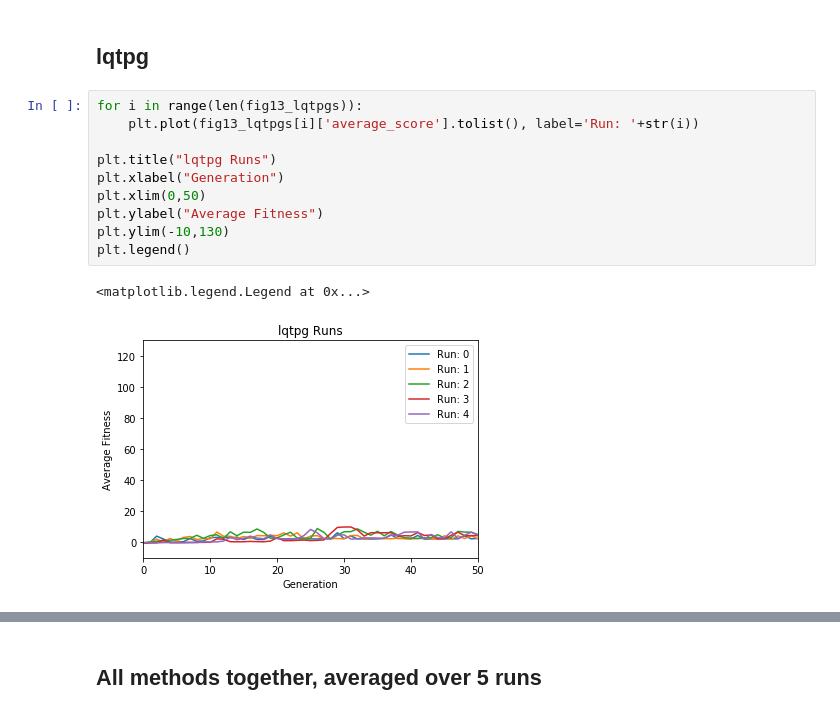
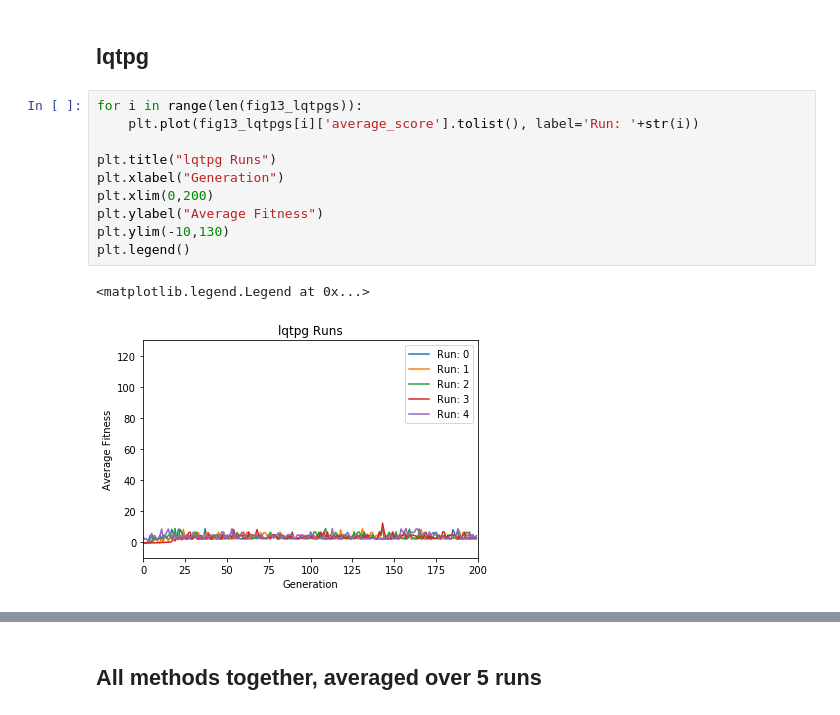
Before and after one commit to noahsealy/gridworld-tpg, a Jupyter notebook: thesis_experiment_playground.ipynb, the cells around one changed output, grey strips where cells are left out. Cells and saved outputs as stored; diff of their text form.

```diff
--- a/thesis_experiment_playground.ipynb
+++ b/thesis_experiment_playground.ipynb
@@ -370,16 +370,16 @@ plt.legend()
 # %%
 for i in range(len(fig13_lqtpgs)):
     plt.plot(fig13_lqtpgs[i]['average_score'].tolist(), label='Run: '+str(i))
 
 plt.title("lqtpg Runs")
 plt.xlabel("Generation")
-plt.xlim(0,50)
+plt.xlim(0,200)
 plt.ylabel("Average Fitness")
 plt.ylim(-10,130)
 plt.legend()
 # %% [output]
 <matplotlib.legend.Legend at 0x...>
-[figure, old version]
+[figure, new version]
 # %%
 for i in range(len(fig13_lqtpgs)):
     plt.plot(fig13_lqtpgs[i]['max_score'].tolist(), label='Run: '+str(i+1))
```
Also changed, not shown: parts of 12 cells of this notebook, 1 other file.
